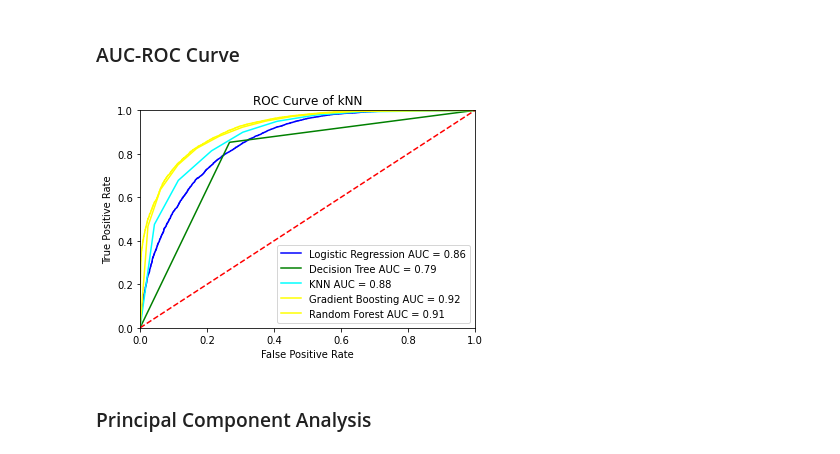
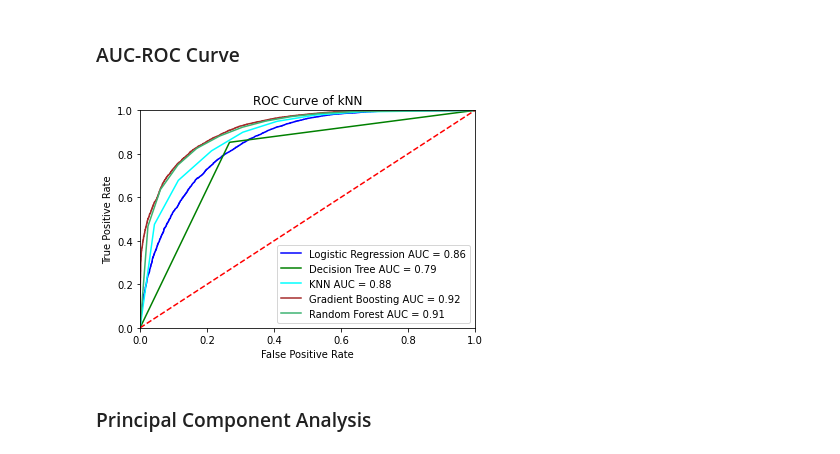
Before and after one commit to faisalbegins/MLMiniProjectOne, a Jupyter notebook: notebooks/HumidityPrediction.ipynb, the cells around one changed output. Drawn from its saved outputs; the diff is of its cells as text; code cells hidden in the pictures.

Commit message:
changed plot colors

```diff
--- a/notebooks/HumidityPrediction.ipynb
+++ b/notebooks/HumidityPrediction.ipynb
@@ -401,36 +401,36 @@ dt_y_scores = dt.predict_proba(X_test)
 dt_fpr, dt_tpr, dt_threshold = roc_curve(y_test, dt_y_scores[:, 1])
 dt_roc_auc = auc(dt_fpr, dt_tpr)
 plt.plot(dt_fpr, dt_tpr, 'b', label = 'Decision Tree AUC = %0.2f' % dt_roc_auc, color='green')
 
 # AUC-ROC KNN
 knn_y_scores = knn.predict_proba(X_test)
 knn_fpr, knn_tpr, knn_threshold = roc_curve(y_test, knn_y_scores[:, 1])
 knn_roc_auc = auc(knn_fpr, knn_tpr)
 plt.plot(knn_fpr, knn_tpr, 'b', label = 'KNN AUC = %0.2f' % knn_roc_auc, color='cyan')
 
 # AUC-ROC Gradient Boosting
 gb_y_scores = gb.predict_proba(X_test)
 gb_fpr, gb_tpr, gb_threshold = roc_curve(y_test, gb_y_scores[:, 1])
 gb_roc_auc = auc(gb_fpr, gb_tpr)
-plt.plot(gb_fpr, gb_tpr, 'b', label = 'Gradient Boosting AUC = %0.2f' % gb_roc_auc, color='yellow')
+plt.plot(gb_fpr, gb_tpr, 'b', label = 'Gradient Boosting AUC = %0.2f' % gb_roc_auc, color='brown')
 
 # AUC-ROC Random Forest
 rf_y_scores = rf.predict_proba(X_test)
 rf_fpr, rf_tpr, rf_threshold = roc_curve(y_test, rf_y_scores[:, 1])
 rf_roc_auc = auc(rf_fpr, rf_tpr)
-plt.plot(rf_fpr, rf_tpr, 'b', label = 'Random Forest AUC = %0.2f' % rf_roc_auc, color='yellow')
+plt.plot(rf_fpr, rf_tpr, 'b', label = 'Random Forest AUC = %0.2f' % rf_roc_auc, color='mediumseagreen')
 
 
 plt.legend(loc = 'lower right')
 plt.plot([0, 1], [0, 1],'r--')
 plt.xlim([0, 1])
 plt.ylim([0, 1])
 plt.ylabel('True Positive Rate')
 plt.xlabel('False Positive Rate')
 plt.title('ROC Curve of kNN')
 plt.show()
 # %% [output]
-[figure, old version]
+[figure, new version]
 # %% [markdown]
 ### Principal Component Analysis
 # %%
```
